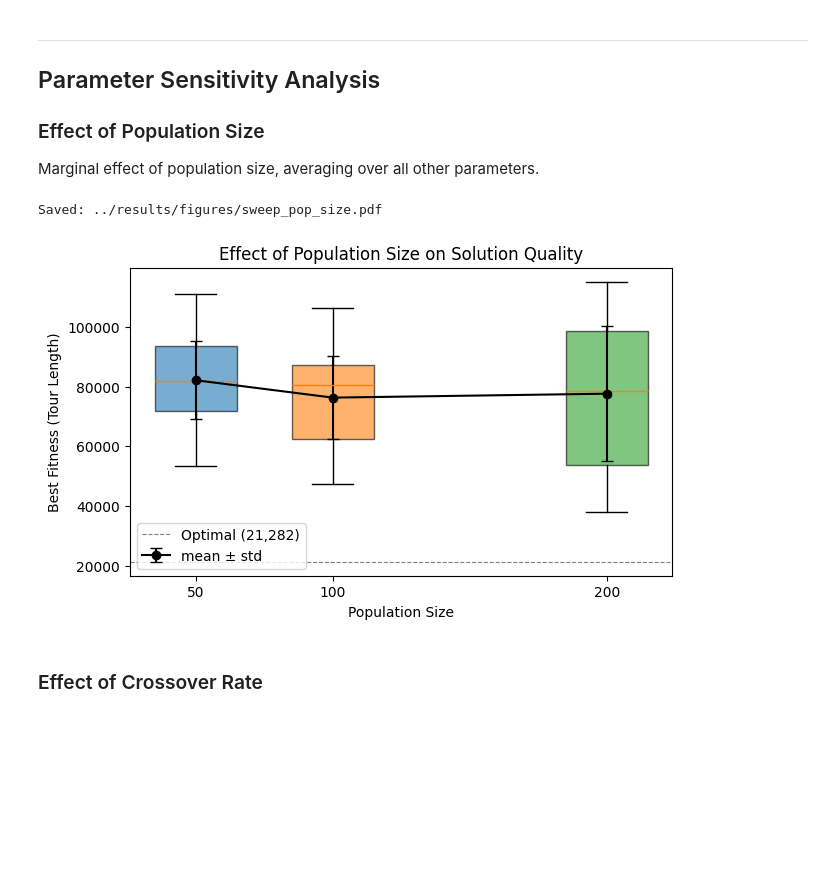
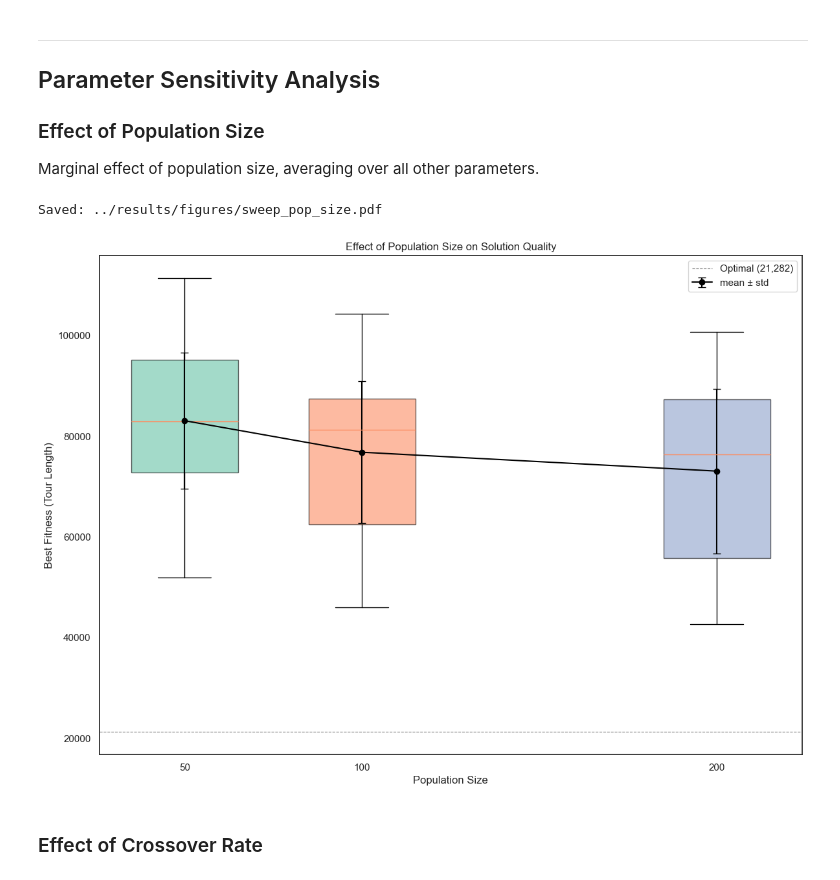
Before and after one commit to ridzuan5757/tc6544-project-2, a Jupyter notebook: notebooks/16_parameter_sweep.ipynb, the cells around one changed output. Drawn from its saved outputs; the diff is of its cells as text; code cells hidden in the pictures; blank space fills up the shorter version.

```diff
--- a/notebooks/16_parameter_sweep.ipynb
+++ b/notebooks/16_parameter_sweep.ipynb
@@ -36,11 +38,18 @@ Total: 6 | Completed: 6 | Pending: 0
 Nothing to run — all results already exist.
 # %%
 import matplotlib.pyplot as plt
+import seaborn as sns
 
 FIGURES_DIR = Path("../results/figures")
 FIGURES_DIR.mkdir(parents=True, exist_ok=True)
 
-OPTIMAL = 21282
+PALETTE = "Set2"
+SEED = 37
+
+%matplotlib inline
+sns.set(style='white', context='notebook', palette=PALETTE, rc={'figure.figsize':(14,10)})
+
+OPTIMAL = 21282  # kroA100 known optimal (TSPLIB)
 # %% [markdown]
 ---
 ## Load Benchmark
@@ -77,7 +86,7 @@ BASE = {
     "n_generations": 500,
     "tournament_k": 3,
     "elitism_count": 2,
-    "crossover_method": "pmx",
+    "crossover_method": "naive",
     "mutation_method": "swap",
     "repair_enabled": True,
     "repair_strategy": "random",
@@ -233,34 +254,34 @@ Best configuration:
 
 Marginal effect of population size, averaging over all other parameters.
 # %%
-fig, ax = plt.subplots(figsize=(7, 4))
+fig, ax = plt.subplots()
 
 pop_sizes = sorted(results["pop_size"].unique())
 box_data = [results[results["pop_size"] == ps]["best_fitness"].values for ps in pop_sizes]
 
 bp = ax.boxplot(box_data, positions=pop_sizes, widths=30, patch_artist=True)
 for i, patch in enumerate(bp["boxes"]):
     patch.set_facecolor(f"C{i}")
     patch.set_alpha(0.6)
 
 pop_means = results.groupby("pop_size")["best_fitness"].agg(["mean", "std"]).reset_index()
 ax.errorbar(pop_means["pop_size"], pop_means["mean"], yerr=pop_means["std"],
             fmt="o-", color="black", capsize=4, label="mean ± std")
 
 ax.axhline(y=OPTIMAL, color="gray", linestyle="--", linewidth=0.8, label=f"Optimal ({OPTIMAL:,})")
 ax.set_xlabel("Population Size")
 ax.set_ylabel("Best Fitness (Tour Length)")
 ax.set_title("Effect of Population Size on Solution Quality")
 ax.set_xticks(pop_sizes)
 ax.legend()
 
 path = FIGURES_DIR / "sweep_pop_size.pdf"
 fig.savefig(path, dpi=300, bbox_inches="tight")
 print(f"Saved: {path}")
 plt.show()
 # %% [output]
 Saved: ../results/figures/sweep_pop_size.pdf
-[figure, old version]
+[figure, new version]
 # %% [markdown]
 ### Effect of Crossover Rate
 # %%
```
Also changed, not shown: parts of 12 cells of this notebook, 25 other files.
